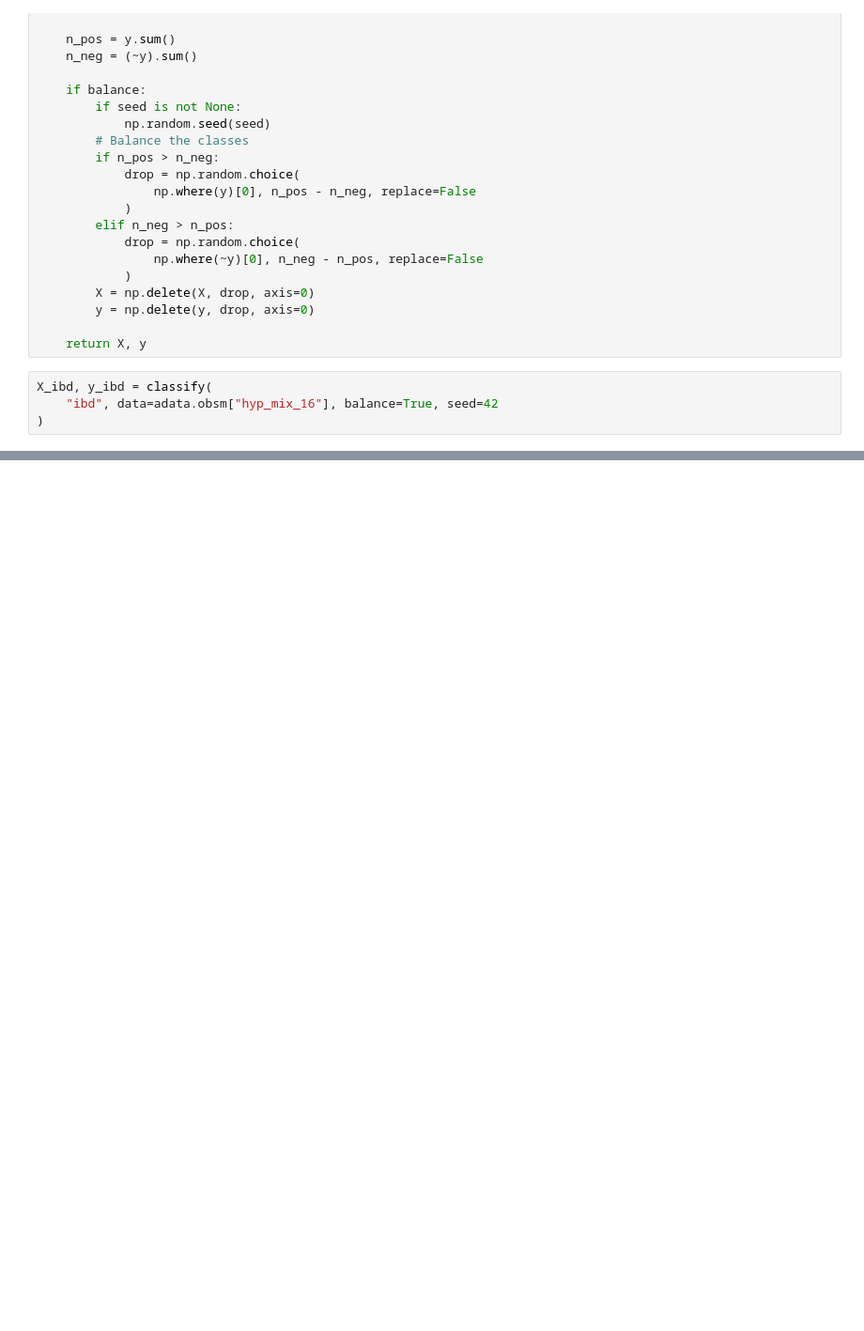
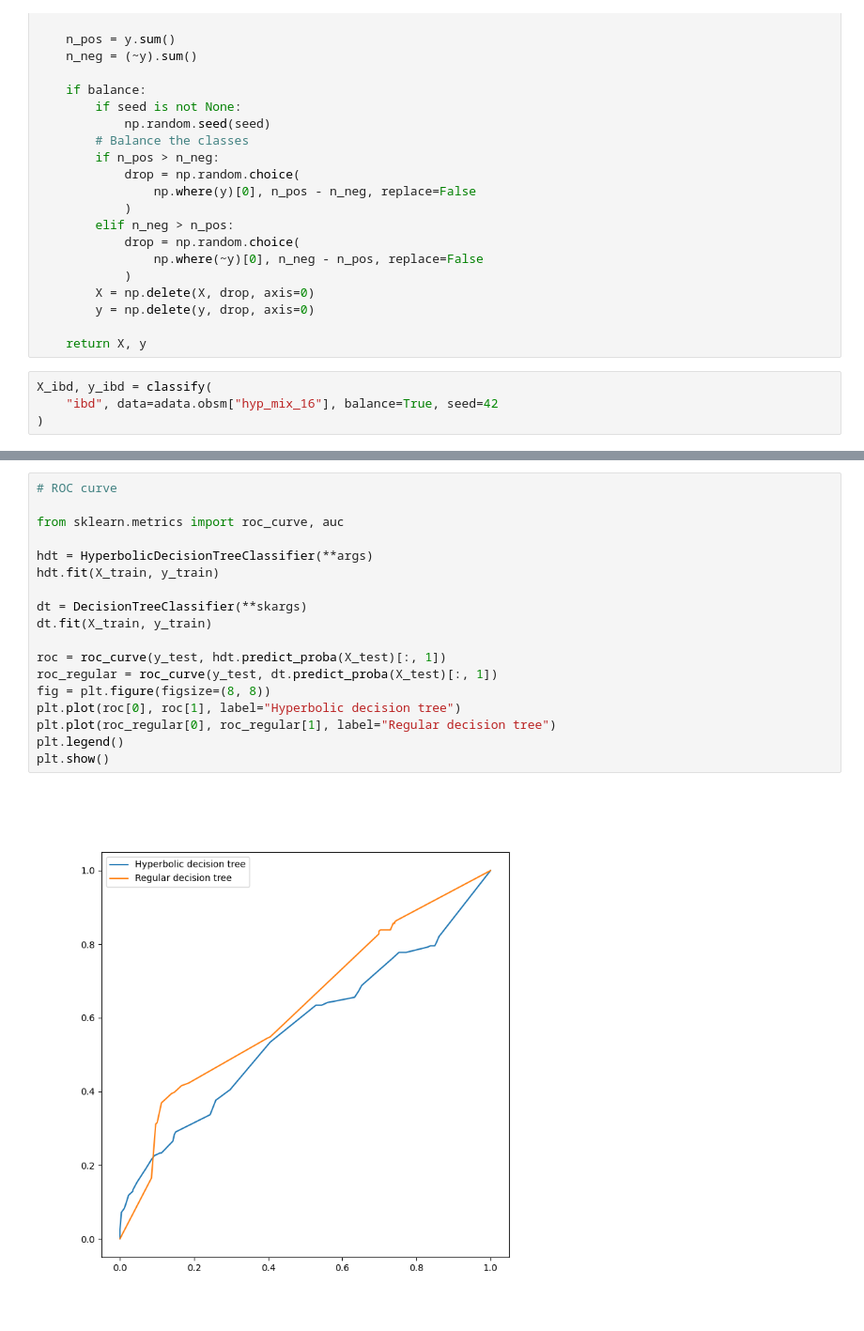
Before and after one commit to pchlenski/hyperdt, a Jupyter notebook: 1_toy_data.ipynb, the cells around one changed output, grey strips where cells are left out. Shown at 94% size. Cells and saved outputs as stored; diff of their text form; blank space fills up the shorter version.

```diff
--- a/1_toy_data.ipynb
+++ b/1_toy_data.ipynb
@@ -250,0 +247,20 @@ AttributeError: 'NoneType' object has no attribute 'value'
+# %%
+# ROC curve
+
+from sklearn.metrics import roc_curve, auc
+
+hdt = HyperbolicDecisionTreeClassifier(**args)
+hdt.fit(X_train, y_train)
+
+dt = DecisionTreeClassifier(**skargs)
+dt.fit(X_train, y_train)
+
+roc = roc_curve(y_test, hdt.predict_proba(X_test)[:, 1])
+roc_regular = roc_curve(y_test, dt.predict_proba(X_test)[:, 1])
+fig = plt.figure(figsize=(8, 8))
+plt.plot(roc[0], roc[1], label="Hyperbolic decision tree")
+plt.plot(roc_regular[0], roc_regular[1], label="Regular decision tree")
+plt.legend()
+plt.show()
+# %% [output]
+[figure, added]
```
Also changed, not shown: parts of 3 cells of this notebook, 2 other files.
